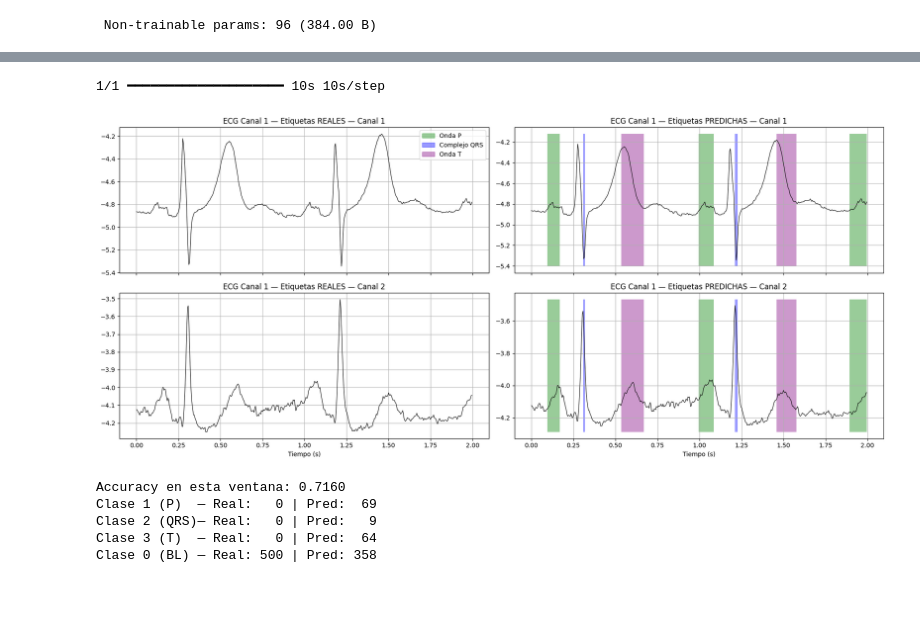
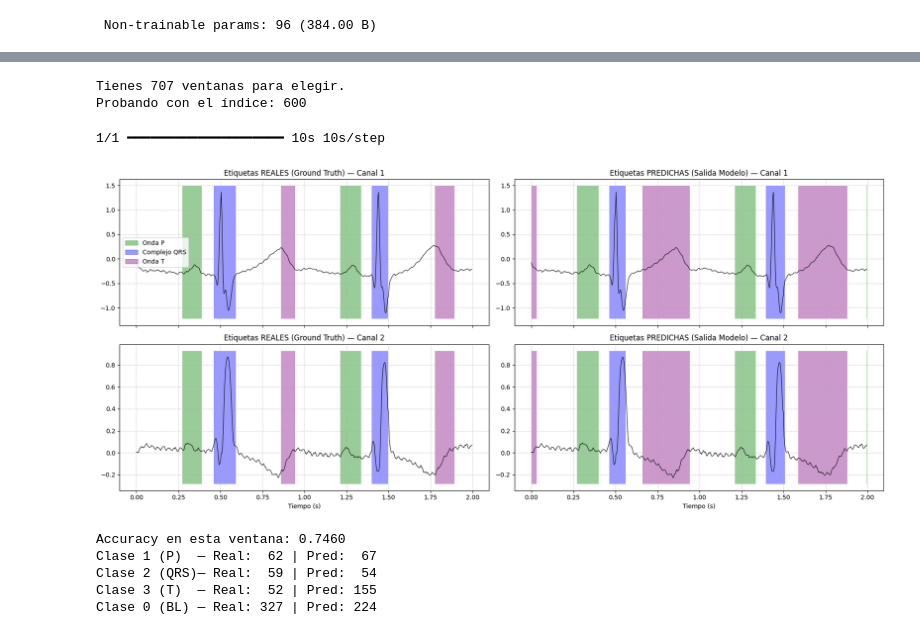
Before and after one commit to israelsegado/ecg-lstm-pipeline, a Jupyter notebook: notebooks/beat_identification.ipynb, the cells around one changed output, grey strips where cells are left out. Cells and saved outputs as stored; diff of their text form; code cells hidden in the pictures; blank space fills up the shorter version.

Commit message:
fix: graphics and cleaning

```diff
--- a/notebooks/beat_identification.ipynb
+++ b/notebooks/beat_identification.ipynb
@@ -399,11 +417,27 @@ NameError: name 'X_train_norm' is not defined
+# %%
+# Buscamos los índices que tienen las 3 ondas simultáneamente
+indices_completos = []
+for i in range(len(y_test)):
+    clases = set(np.unique(y_test[i])) - {0}
+    if len(clases) == 3:
+        indices_completos.append(i)
+
+print(f"Tienes {len(indices_completos)} ventanas para elegir.")
+# Elegimos el primero de la lista para probar
+indice_interesante = indices_completos[0]
+print(f"Probando con el índice: {indice_interesante}")
+# %% [output]
+Tienes 707 ventanas para elegir.
+Probando con el índice: 600
 # %%
 from tensorflow.keras.models import load_model
 
-model = load_model("labeling_v1_dropout_doubled_neurons.keras", compile=False)
+model = load_model("../models/labeling_v2_spatialdropout.keras", compile=False)
 
-indice = 9000
+#el índice 601 tiene anotaciones reales
+indice = 601
 
-x_ventana = X_test_norm[indice:indice+1]  # shape (1, 500, 2)
+x_ventana = X_test[indice:indice+1]  # shape (1, 500, 2)
 
 # Predecimos — salida shape (1, 500, 4) con probabilidades por clase
 pred = model.predict(x_ventana)
@@ -422,9 +456,10 @@ colores_clases = {
 
 fig, axes = plt.subplots(2, 2, figsize=(18, 8), sharex=True)
 
+# Definimos los títulos base sin repetir el canal
 titulos = [
-    ('ECG Canal 1 — Etiquetas REALES',     y_real,      axes[0, 0], axes[1, 0]),
-    ('ECG Canal 1 — Etiquetas PREDICHAS',  pred_clases, axes[0, 1], axes[1, 1]),
+    ('Etiquetas REALES (Ground Truth)', y_real,      axes[0, 0], axes[1, 0]),
+    ('Etiquetas PREDICHAS (Salida Modelo)', pred_clases, axes[0, 1], axes[1, 1]),
 ]
 
 for titulo, etiquetas, ax1, ax2 in titulos:
@@ -434,38 +469,39 @@ for titulo, etiquetas, ax1, ax2 in titulos:
     fig.canvas.draw()
     ymin1, ymax1 = ax1.get_ylim()
     ymin2, ymax2 = ax2.get_ylim()
 
     for clase, (color, nombre) in colores_clases.items():
         mascara = (etiquetas == clase)
         ax1.fill_between(tiempo, ymin1, ymax1, where=mascara, facecolor=color, alpha=0.4)
         ax2.fill_between(tiempo, ymin2, ymax2, where=mascara, facecolor=color, alpha=0.4)
 
+    # Títulos limpios y específicos por canal
     ax1.set_title(f'{titulo} — Canal 1')
     ax2.set_title(f'{titulo} — Canal 2')
-    ax1.grid(True)
-    ax2.grid(True)
+    ax1.grid(True, linestyle='--', alpha=0.6)
+    ax2.grid(True, linestyle='--', alpha=0.6)
 
 from matplotlib.patches import Patch
 leyenda = [Patch(color=c, alpha=0.4, label=n) for _, (c, n) in colores_clases.items()]
 axes[0, 0].legend(handles=leyenda)
 
 axes[1, 0].set_xlabel('Tiempo (s)')
 axes[1, 1].set_xlabel('Tiempo (s)')
 
 plt.tight_layout()
 plt.show()
 
 # Métricas rápidas
 print(f"Accuracy en esta ventana: {np.mean(pred_clases == y_real):.4f}")
 print(f"Clase 1 (P)  — Real: {np.sum(y_real==1):3d} | Pred: {np.sum(pred_clases==1):3d}")
 print(f"Clase 2 (QRS)— Real: {np.sum(y_real==2):3d} | Pred: {np.sum(pred_clases==2):3d}")
 print(f"Clase 3 (T)  — Real: {np.sum(y_real==3):3d} | Pred: {np.sum(pred_clases==3):3d}")
 print(f"Clase 0 (BL) — Real: {np.sum(y_real==0):3d} | Pred: {np.sum(pred_clases==0):3d}")
 # %% [output]
 1/1 ━━━━━━━━━━━━━━━━━━━━ 10s 10s/step
-[figure, old version]
+[figure, new version]
-Accuracy en esta ventana: 0.7160
-Clase 1 (P)  — Real:   0 | Pred:  69
-Clase 2 (QRS)— Real:   0 | Pred:   9
-Clase 3 (T)  — Real:   0 | Pred:  64
-Clase 0 (BL) — Real: 500 | Pred: 358
+Accuracy en esta ventana: 0.7460
+Clase 1 (P)  — Real:  62 | Pred:  67
+Clase 2 (QRS)— Real:  59 | Pred:  54
+Clase 3 (T)  — Real:  52 | Pred: 155
+Clase 0 (BL) — Real: 327 | Pred: 224
```
Also changed, not shown: parts of 3 cells of this notebook.
